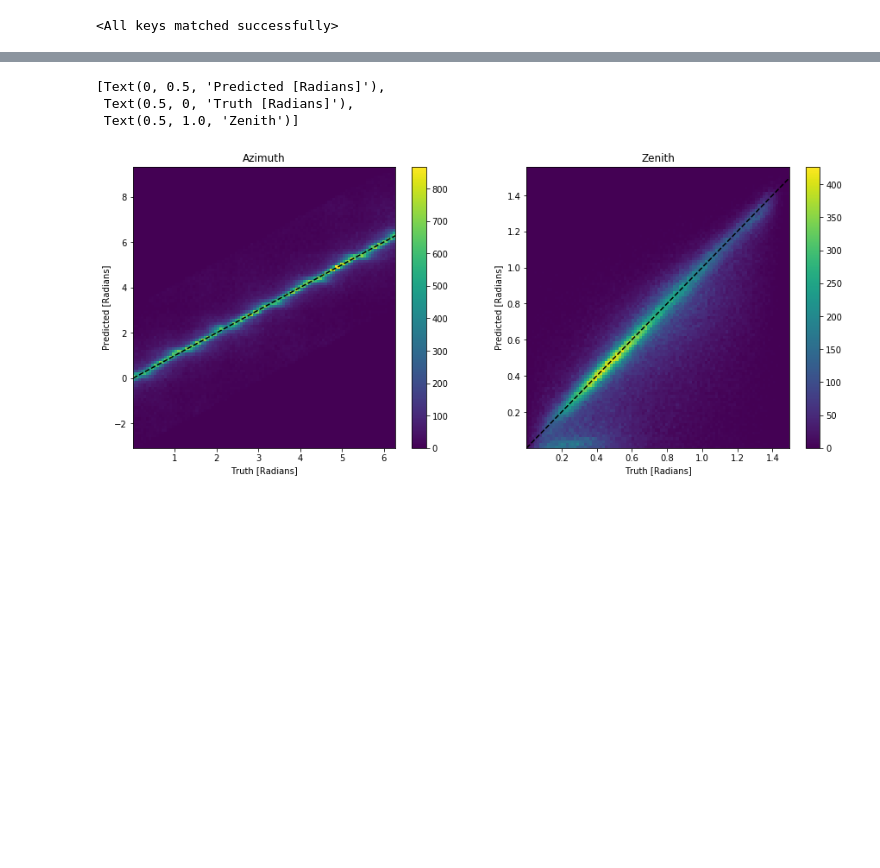
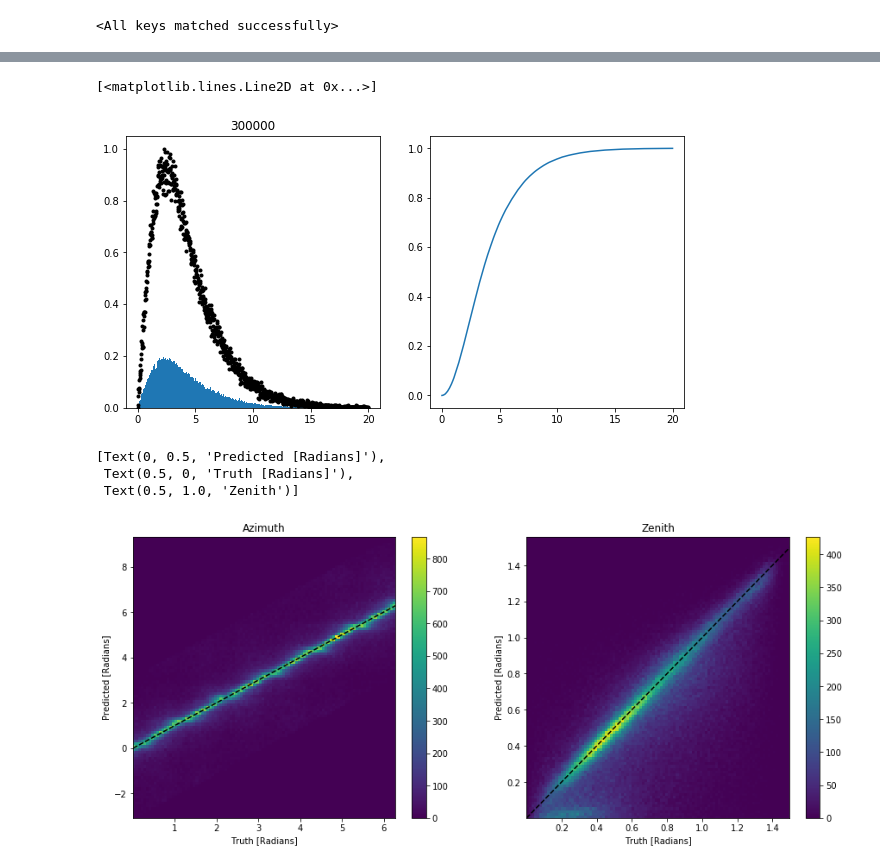
Before and after one commit to Vinther901/Neutrino-Machine-Learning, a Jupyter notebook: Test_trained_models.ipynb, the cells around one changed output, grey strips where cells are left out. Drawn from its saved outputs; the diff is of its cells as text; code cells hidden in the pictures; blank space fills up the shorter version.

```diff
--- a/Test_trained_models.ipynb
+++ b/Test_trained_models.ipynb
@@ -129,3 +140,16 @@ ze = np.abs(ze)
+# %%
+vals, bine = np.histogram(O[np.abs(pred[:,2])<0.1],bins=1000,range=(0,20))
+binc = 0.5*(bine[1:] + bine[:-1])
+
+fig, ax = plt.subplots(figsize=(10,5),ncols=2)
+ax[0].set(title=O.shape[0])
+ax[0].hist(O[np.abs(pred[:,2])<0.1],bins=500,range=(0,20),density=True);
+ax[0].plot(binc,vals/vals.max(),'k.')
+
+ax[1].plot(binc,np.cumsum(vals)/np.sum(vals))
+# %% [output]
+[<matplotlib.lines.Line2D at 0x...>]
+[figure, added]
 # %%
 plot_bins = 100
 
```
Also changed, not shown: parts of 1 cell of this notebook, 1 other file.
